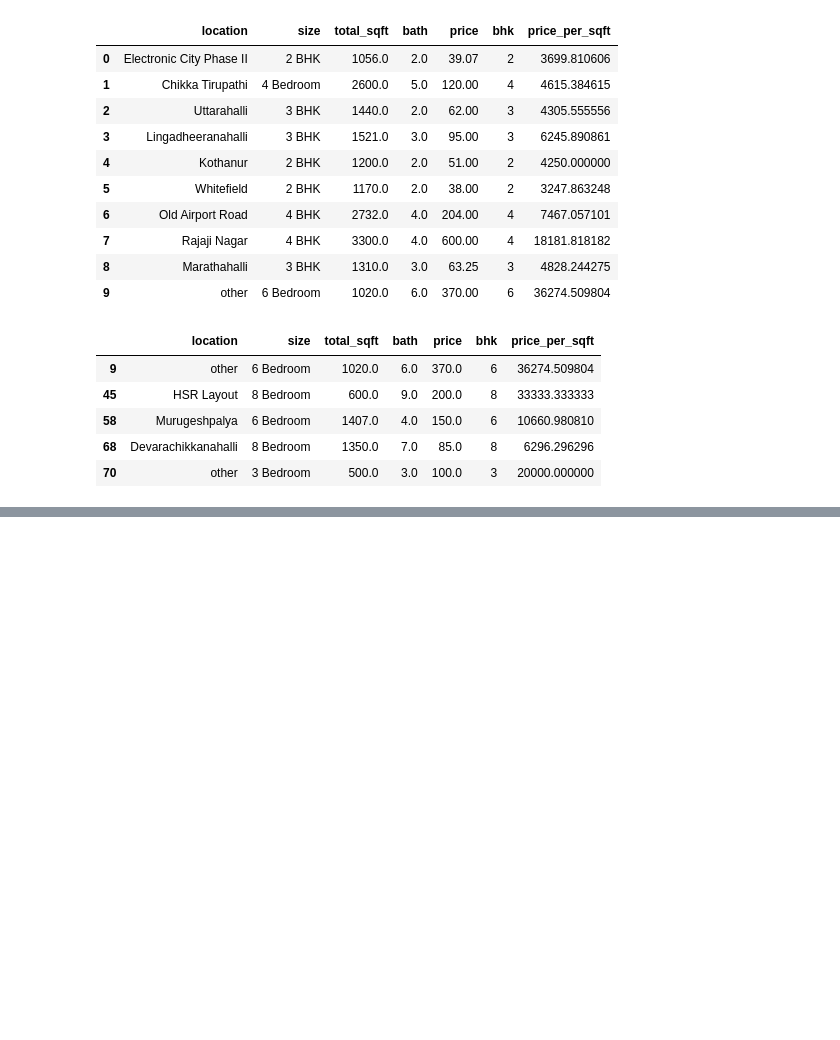
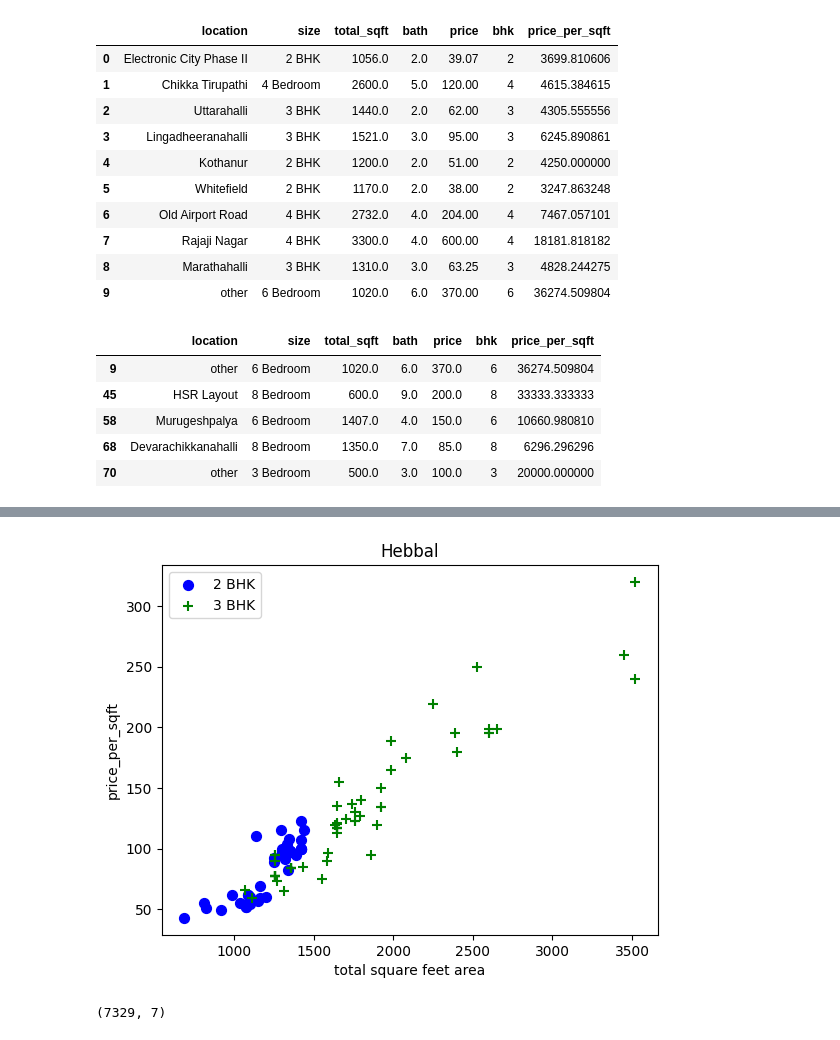
Before and after one commit to Balu-0009/Benguluru_House_Price, a Jupyter notebook: house-prediction.ipynb, the cells around one changed output, grey strips where cells are left out. Cells and saved outputs as stored; diff of their text form; code cells hidden in the pictures; blank space fills up the shorter version.

```diff
--- a/house-prediction.ipynb
+++ b/house-prediction.ipynb
@@ -350,0 +426,4 @@ df5[df5['total_sqft']/df5['bhk']<300].head()
+# %%
+plot_scatter_chart(df7,'Hebbal')
+# %% [output]
+[figure, added]
@@ -350,0 +446,5 @@ df5[df5['total_sqft']/df5['bhk']<300].head()
+# %%
+df8 = remove_bhk_outliers(df7)
+df8.shape
+# %% [output]
+(7329, 7)
```
Also changed, not shown: parts of 11 cells of this notebook.
